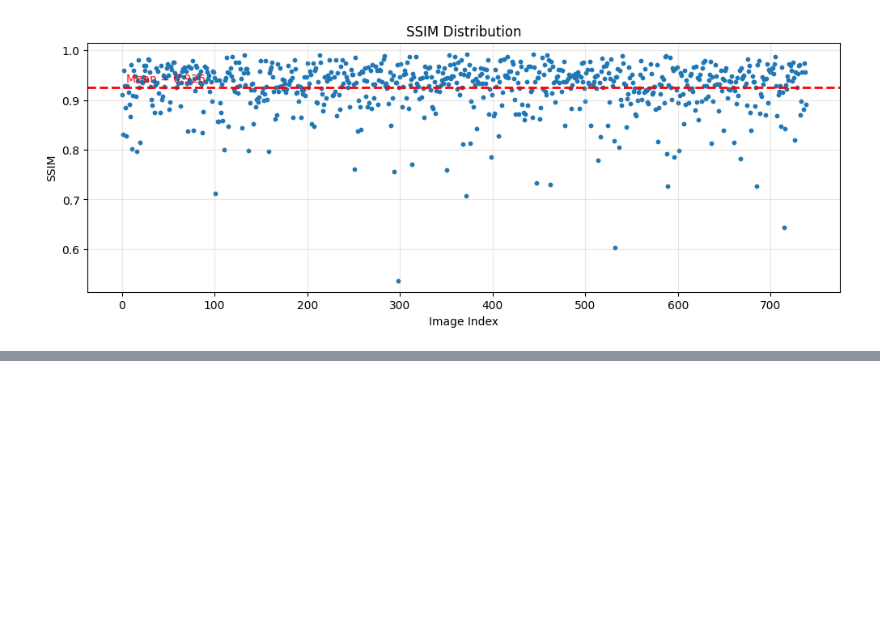
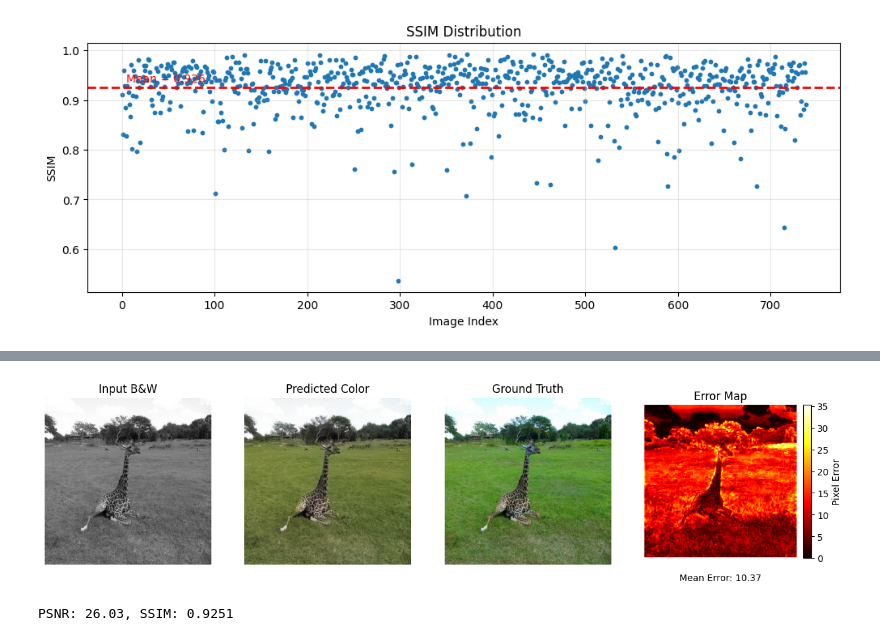
Before and after one commit to angelous/Color-Restoration, a Jupyter notebook: ResNet_tuning.ipynb, the cells around one changed output, grey strips where cells are left out. Cells and saved outputs as stored; diff of their text form; code cells hidden in the pictures; blank space fills up the shorter version.

```diff
--- a/ResNet_tuning.ipynb
+++ b/ResNet_tuning.ipynb
@@ -373,0 +397,7 @@ show_result(test_bnw_images[462], test_color_images[462], pred_rgb)
+# %%
+psnr, ssim, pred_rgb = evaluate_image(model, test_bnw_images[592], test_color_images[592], device=device)
+show_result(test_bnw_images[592], test_color_images[592], pred_rgb)
+print(f"PSNR: {psnr:.2f}, SSIM: {ssim:.4f}")
+# %% [output]
+[figure, added]
+PSNR: 26.03, SSIM: 0.9251
```
Also changed, not shown: parts of 4 cells of this notebook.
